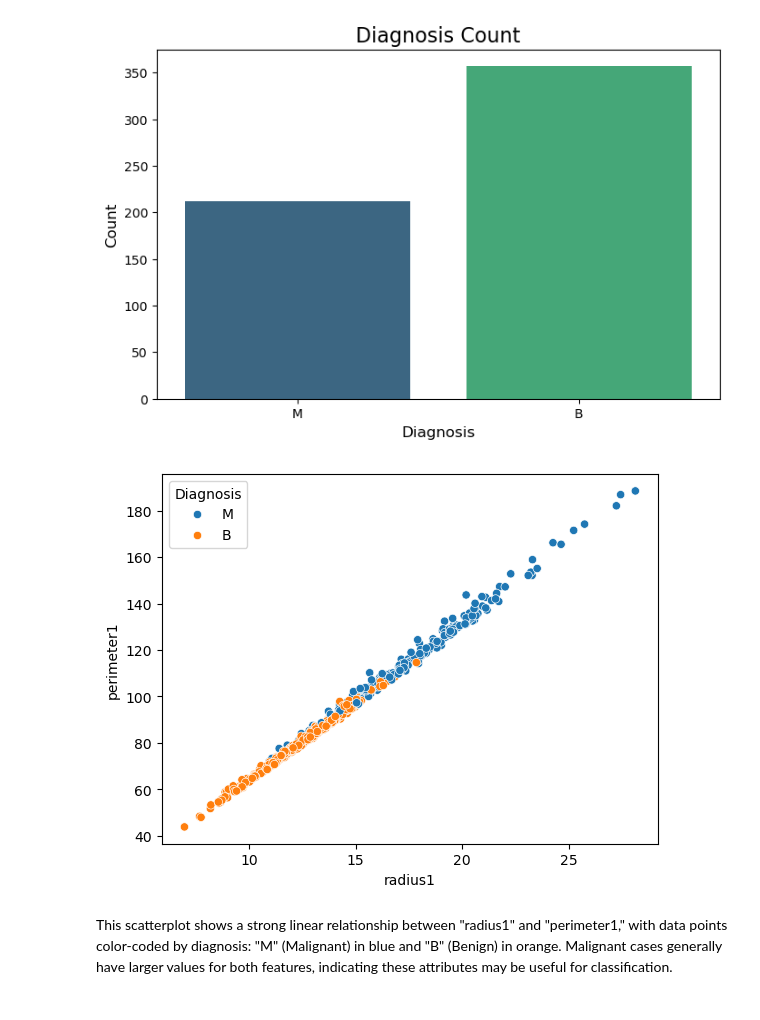
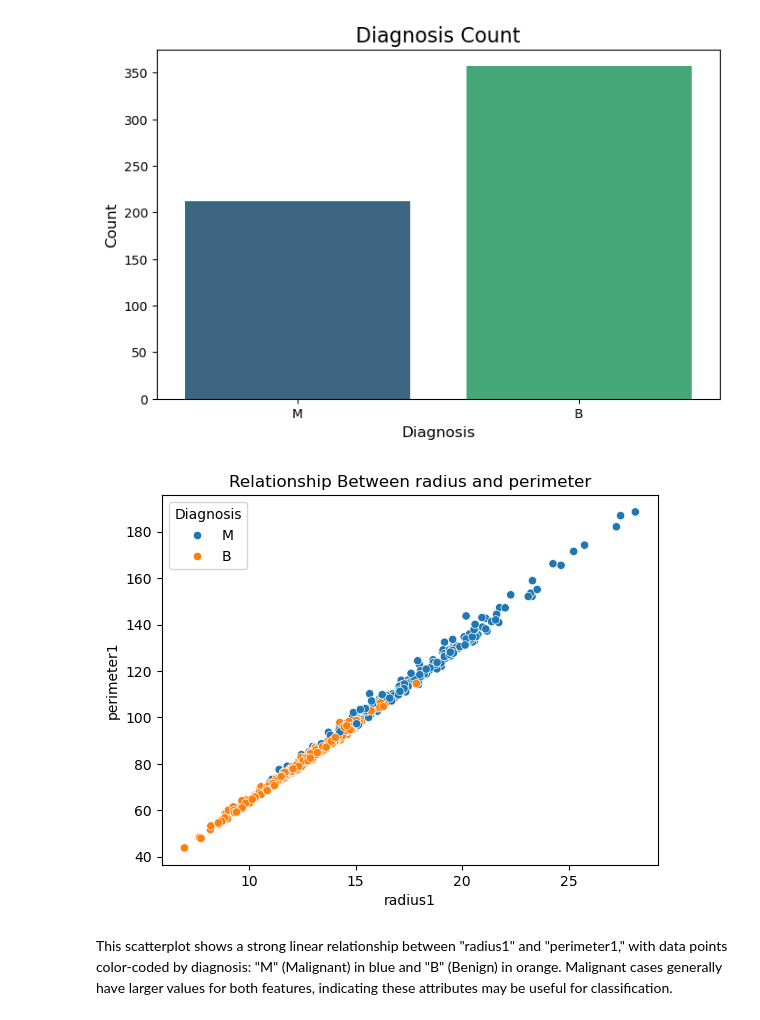
Before and after one commit to Niklauzi/Machine-Learning-Projects, a Jupyter notebook: Health Domain/Breast Cancer Wisconsin (Diagnostic)/Breast Cancer Wisconsin (Diagnostic).ipynb, the cells around one changed output. Drawn from its saved outputs; the diff is of its cells as text; code cells hidden in the pictures.

```diff
--- a/Health Domain/Breast Cancer Wisconsin (Diagnostic)/Breast Cancer Wisconsin (Diagnostic).ipynb
+++ b/Health Domain/Breast Cancer Wisconsin (Diagnostic)/Breast Cancer Wisconsin (Diagnostic).ipynb
@@ -234,9 +234,10 @@ plt.show()
 [figure]
 # %%
 sns.scatterplot(data = df, x='radius1', y='perimeter1', hue='Diagnosis')
+plt.title('Relationship Between radius and perimeter', fontsize=12)
 plt.show()
 # %% [output]
-[figure, old version]
+[figure, new version]
 # %% [markdown]
 This scatterplot shows a strong linear relationship between "radius1" and "perimeter1," with data points color-coded by diagnosis: "M" (Malignant) in blue and "B" (Benign) in orange. Malignant cases generally have larger values for both features, indicating these attributes may be useful for classification.
 # %%
```
Also changed, not shown: parts of 2 cells of this notebook, 1 other file.
